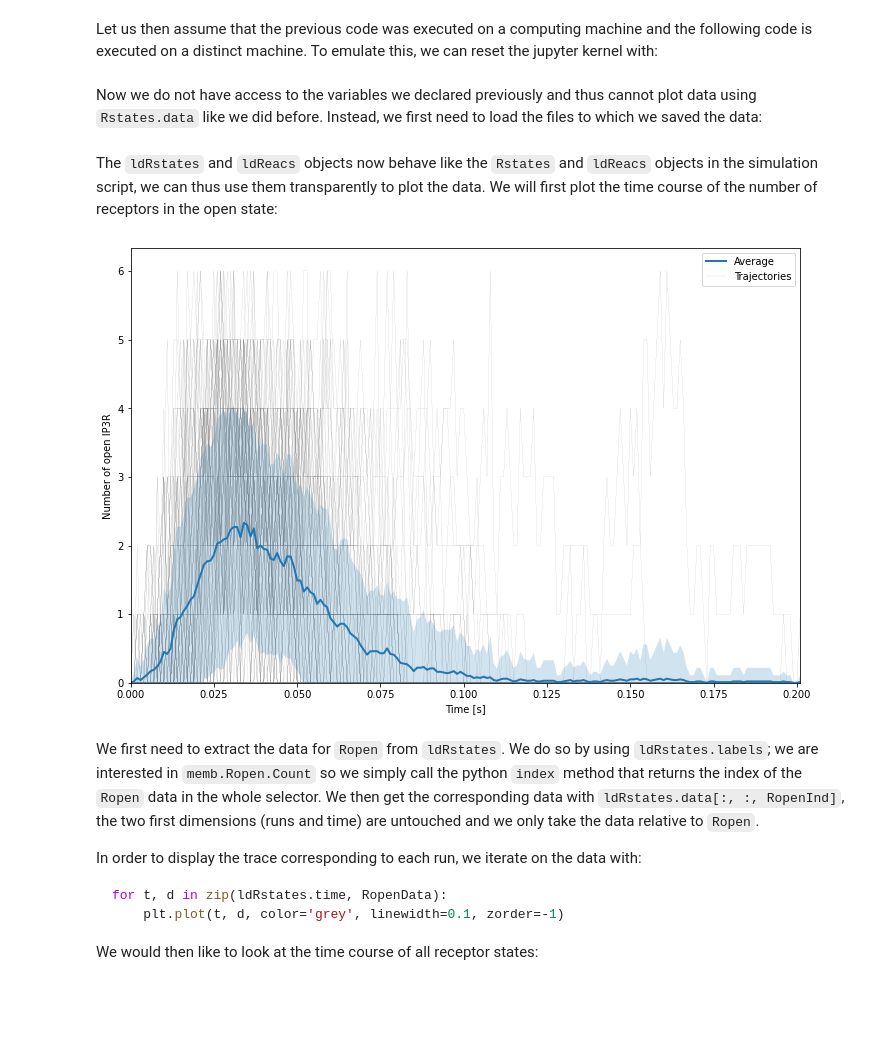
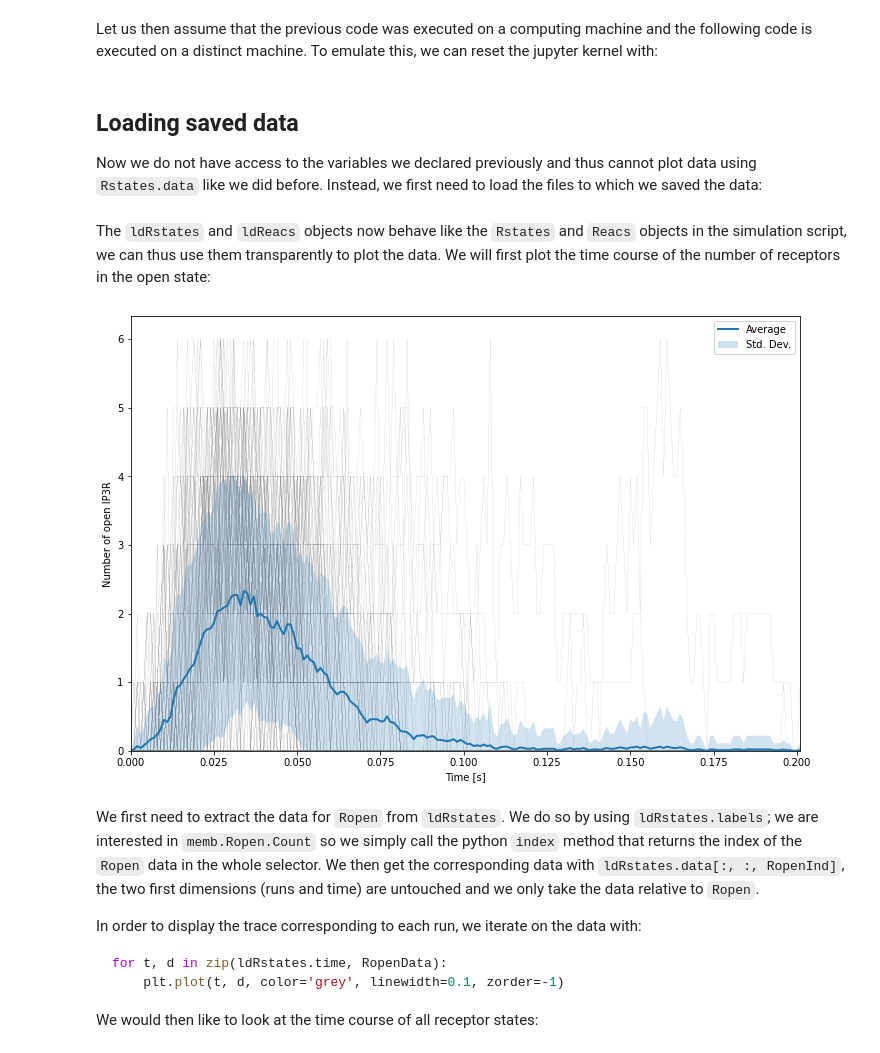
Before and after one commit to CNS-OIST/STEPS_Example, a Jupyter notebook: user_manual/source/API_2/Interface_Tutorial_2_IP3.ipynb, the cells around one changed output. Drawn from its saved outputs; the diff is of its cells as text; code cells hidden in the pictures; blank space fills up the shorter version.

```diff
--- a/user_manual/source/API_2/Interface_Tutorial_2_IP3.ipynb
+++ b/user_manual/source/API_2/Interface_Tutorial_2_IP3.ipynb
@@ -257,6 +299,8 @@ Let us then assume that the previous code was executed on a computing machine an
 # %%
 %reset -f
 # %% [markdown]
+## Loading saved data
+
 Now we do not have access to the variables we declared previously and thus cannot plot data using `Rstates.data` like we did before. Instead, we first need to load the files to which we saved the data:
 # %%
 import steps.interface
@@ -268,31 +312,31 @@ import numpy as np
 ldRstates = ResultSelector.FromFile('Rstates.dat')
 ldReacs   = ResultSelector.FromFile('Reacs.dat')
 # %% [markdown]
-The `ldRstates` and `ldReacs` objects now behave like the `Rstates` and `ldReacs` objects in the simulation script, we can thus use them transparently to plot the data. We will first plot the time course of the number of receptors in the open state:
+The `ldRstates` and `ldReacs` objects now behave like the `Rstates` and `Reacs` objects in the simulation script, we can thus use them transparently to plot the data. We will first plot the time course of the number of receptors in the open state:
 # %%
 plt.figure(figsize=(12,8))
 
 RopenInd = ldRstates.labels.index('Ropen')
 RopenData = ldRstates.data[:, :, RopenInd]
 
 time = ldRstates.time[0]
 mean = np.mean(RopenData, axis=0)
 std = np.std(RopenData, axis=0)
 
-plt.plot(time, mean, linewidth=2)
-plt.fill_between(time, mean - std, mean + std, alpha=0.2)
+plt.plot(time, mean, linewidth=2, label='Average')
+plt.fill_between(time, mean - std, mean + std, alpha=0.2, label='Std. Dev.')
 
 for t, d in zip(ldRstates.time, RopenData):
     plt.plot(t, d, color='grey', linewidth=0.1, zorder=-1)
 
 plt.ylim(0)
 plt.margins(0, 0.05)
 plt.xlabel('Time [s]')
 plt.ylabel('Number of open IP3R')
-plt.legend(['Average', 'Trajectories'])
+plt.legend()
 plt.show()
 # %% [output]
-[figure, old version]
+[figure, new version]
 # %% [markdown]
 We first need to extract the data for `Ropen` from `ldRstates`. We do so by using `ldRstates.labels`; we are interested in `memb.Ropen.Count` so we simply call the python `index` method that returns the index of the `Ropen` data in the whole selector.
 We then get the corresponding data with `ldRstates.data[:, :, RopenInd]`, the two first dimensions (runs and time) are untouched and we only take the data relative to `Ropen`.
```
Also changed, not shown: parts of 19 cells of this notebook.
